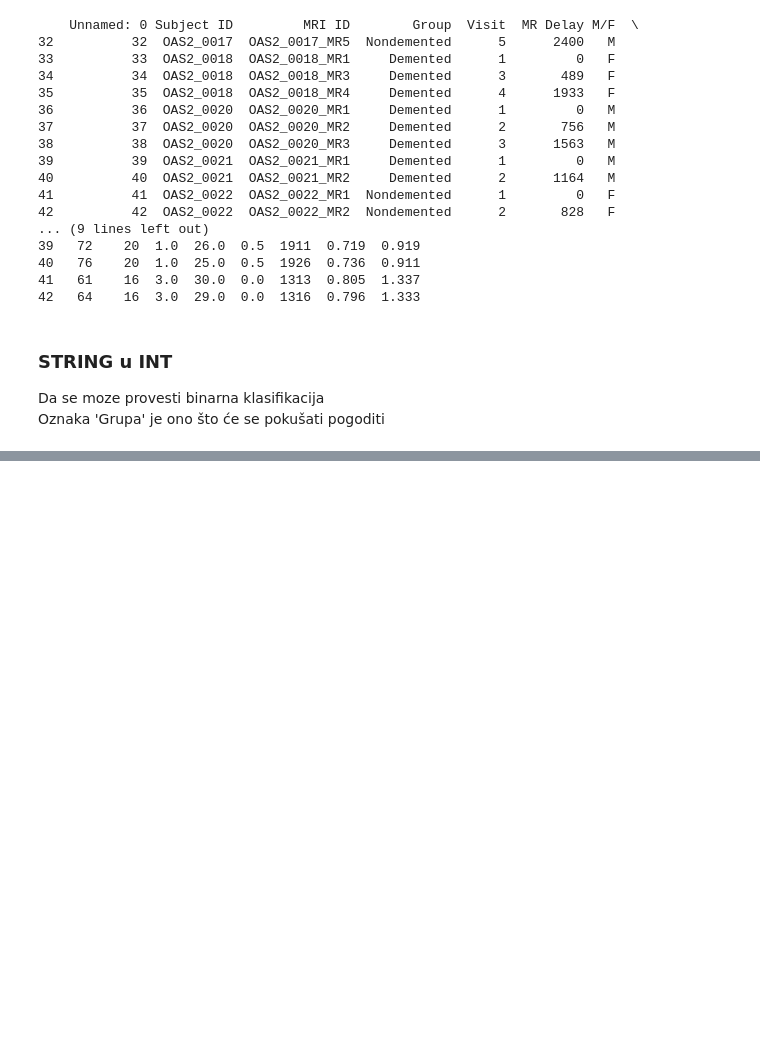
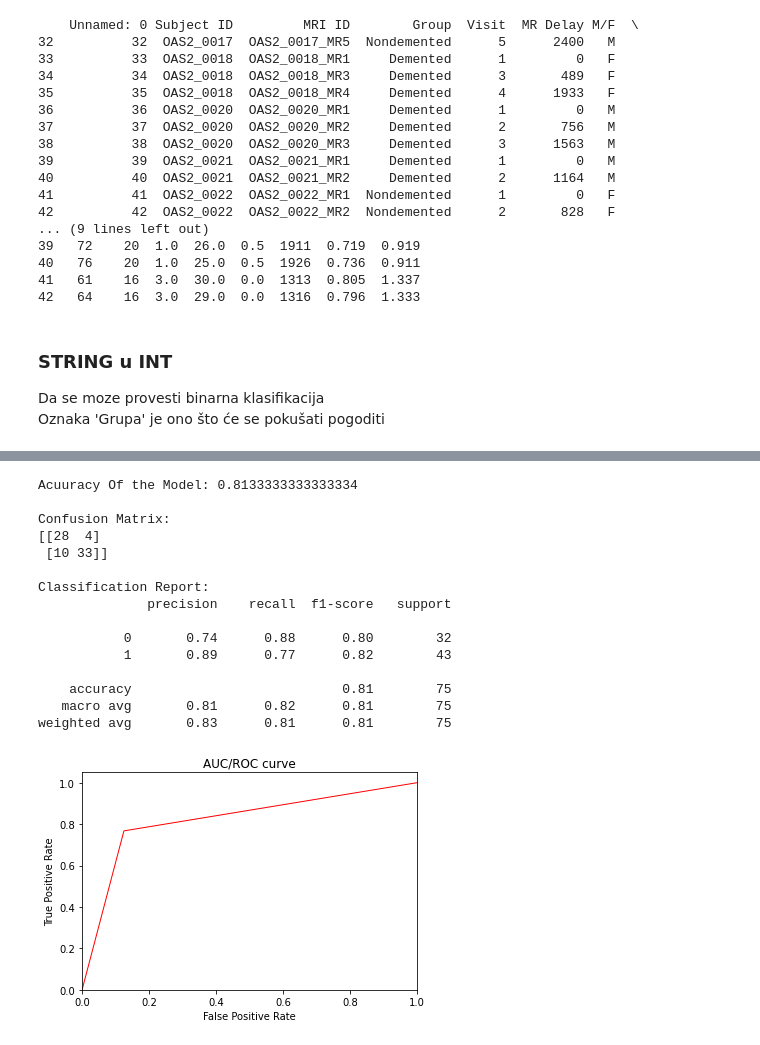
Before and after one commit to KlaraKrmpotic/UZOP_projekt, a Jupyter notebook: bilj_lab2.ipynb, the cells around one changed output, grey strips where cells are left out. Saved outputs shown, nothing was run; the diff lists cells and outputs as text; code cells hidden in the pictures; blank space fills up the shorter version.

```diff
--- a/bilj_lab2.ipynb
+++ b/bilj_lab2.ipynb
@@ -88,0 +118,25 @@ ax=ax, annot = True, annot_kws = { 'fontsize' : 12 })
+# %%
+def performance_report(model):
+    model_test = model.predict(X_test)
+    accuracyScore = metrics.accuracy_score(y_test, model_test)
+    print("\nAcuuracy Of the Model: " +  str(accuracyScore) + "\n")
+    confusionMatrix = metrics.confusion_matrix(y_test, model_test)
+    print("Confusion Matrix:")
+    # TN    FP
+    # FN    TP
+    print("{0}".format(confusionMatrix))
+    print("\nClassification Report: ")
+    print(metrics.classification_report(y_test, model_test))
+# %%
+def plot_roc_curve(model):
+    predictions_test = model.predict(X_test)
+    fpr, tpr, _ = roc_curve(y_test, predictions_test)
+    roc_auc = auc(fpr, tpr)
+    plt.figure()
+    plt.plot(fpr, tpr, color='red', lw=1, label='ROC curve (area = %0.2f)' % roc_auc)
+    plt.xlim([0.0, 1.0])
+    plt.ylim([0.0, 1.05])
+    plt.xlabel('False Positive Rate')
+    plt.ylabel('True Positive Rate')
+    plt.title('AUC/ROC curve')
+    plt.show()
@@ -88,0 +165,22 @@ ax=ax, annot = True, annot_kws = { 'fontsize' : 12 })
+# %%
+svm = SVC(C=50, kernel='linear')
+clf1 = svm.fit(X_train, y_train.ravel())
+performance_report(svm)
+plot_roc_curve(svm)
+# %% [output]
+Acuuracy Of the Model: 0.8133333333333334
+
+Confusion Matrix:
+[[28  4]
+ [10 33]]
+
+Classification Report:
+              precision    recall  f1-score   support
+
+           0       0.74      0.88      0.80        32
+           1       0.89      0.77      0.82        43
+
+    accuracy                           0.81        75
+   macro avg       0.81      0.82      0.81        75
+weighted avg       0.83      0.81      0.81        75
+[figure, added]
```
Also changed, not shown: parts of 15 cells of this notebook.
